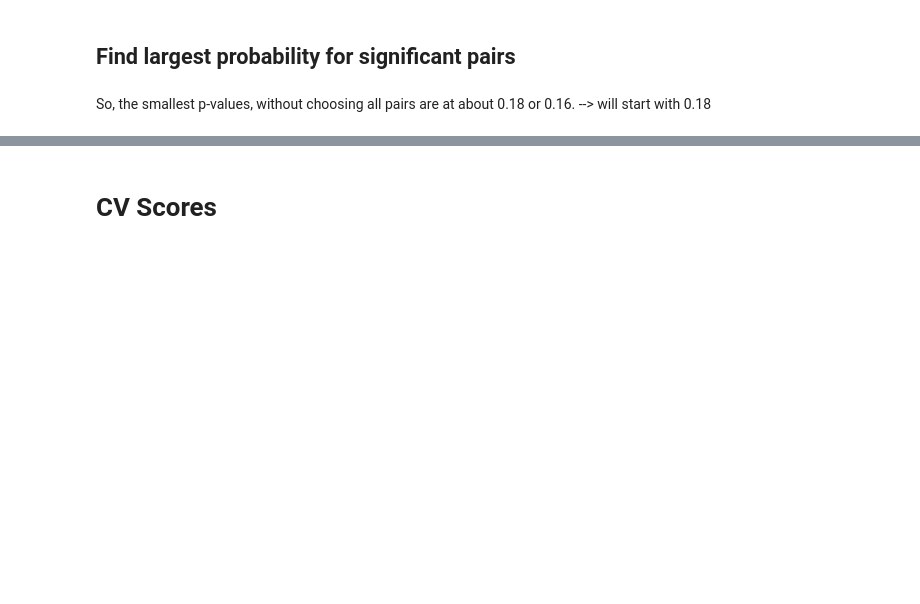
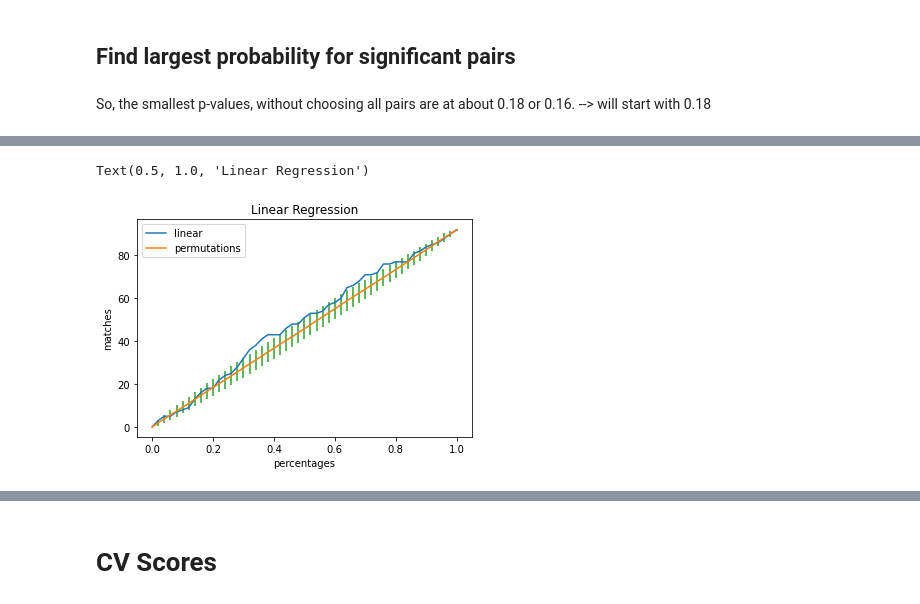
Before and after one commit to antschum/thesis, a Jupyter notebook: GeneAnalysis.ipynb, the cells around one changed output, grey strips where cells are left out. Drawn from its saved outputs; the diff is of its cells as text; code cells hidden in the pictures; blank space fills up the shorter version.

```diff
--- a/GeneAnalysis.ipynb
+++ b/GeneAnalysis.ipynb
@@ -181,0 +219,17 @@ So, the smallest p-values, without choosing all pairs are at about 0.18 or 0.16.
+# %%
+# import results from linear model
+linear_permut160_01 = pd.read_pickle('linearCluster/cluster_1/permutations.pkl')
+
+linear_count160_01 = pd.DataFrame(pd.read_pickle('linearCluster/cluster_1/count.pkl'), columns = ['matches'])
+linear_permut160_01['percentages'], linear_count160_01['percentages']=percentages, percentages
+
+linear_p_values_01, linear_z_scores_01 = get_pvalue(count = linear_count160_01, permut = linear_permut160_01)
+# %%
+ax = sns.lineplot(data = linear_count160_01, x='percentages', y = 'matches',label='linear')
+ax = sns.lineplot(data = linear_permut160_01, x ='percentages', y = 'mean', label='permutations')
+ax.errorbar(linear_permut160_01['percentages'], linear_permut160_01['mean'], yerr=linear_permut160_01['std'], fmt=' ', zorder=-1)
+ax.legend()
+ax.set_title('Linear Regression')
+# %% [output]
+Text(0.5, 1.0, 'Linear Regression')
+[figure, added]
```
Also changed, not shown: parts of 17 cells of this notebook, 4 other files.
